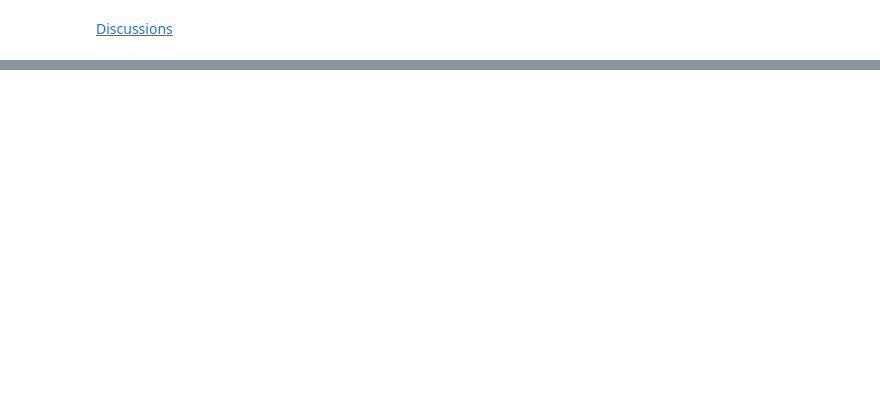
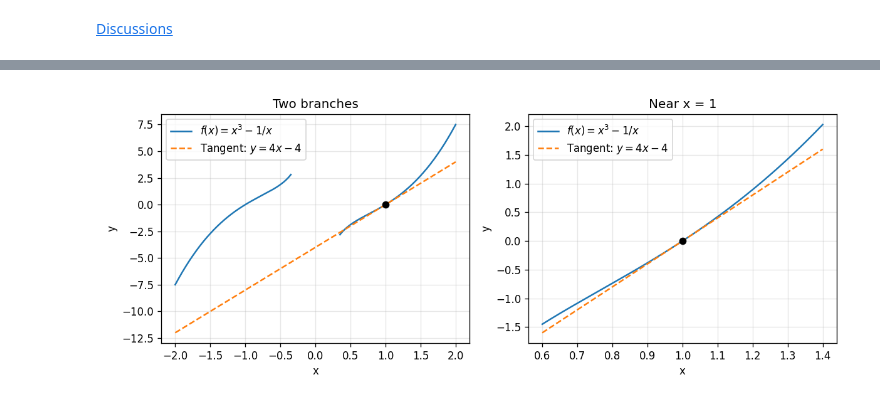
Before and after one commit to GideonBature/d2lai, a Jupyter notebook: chapter_preliminaries/calculus.ipynb, the cells around one changed output, grey strips where cells are left out. Cells and saved outputs as stored; diff of their text form; code cells hidden in the pictures; blank space fills up the shorter version.

```diff
--- a/chapter_preliminaries/calculus.ipynb
+++ b/chapter_preliminaries/calculus.ipynb
@@ -540,0 +586,22 @@ inverse_slope_formula
+# %%
+import matplotlib.pyplot as plt
+
+fig, axes = plt.subplots(1, 2, figsize=(10, 4))
+for index, ax in enumerate(axes):
+    intervals = [(-2.0, -0.35), (0.35, 2.0)] if index == 0 else [(0.6, 1.4)]
+    for branch, (left, right) in enumerate(intervals):
+        points = np.linspace(left, right, 300)
+        ax.plot(points, points**3 - 1 / points,
+                color="tab:blue", label=r"$f(x)=x^3-1/x$" if branch == 0 else None)
+    points = np.linspace(-2, 2, 300) if index == 0 else np.linspace(0.6, 1.4, 300)
+    ax.plot(points, 4 * points - 4, "--", color="tab:orange", label=r"Tangent: $y=4x-4$")
+    ax.scatter([1], [0], color="black", zorder=3)
+    ax.set_xlabel("x")
+    ax.set_ylabel("y")
+    ax.set_title("Two branches" if index == 0 else "Near x = 1")
+    ax.grid(alpha=0.3)
+    ax.legend()
+fig.tight_layout()
+plt.show()
+# %% [output]
+[figure, added]
```
Also changed, not shown: parts of 29 cells of this notebook, 4 other files.
